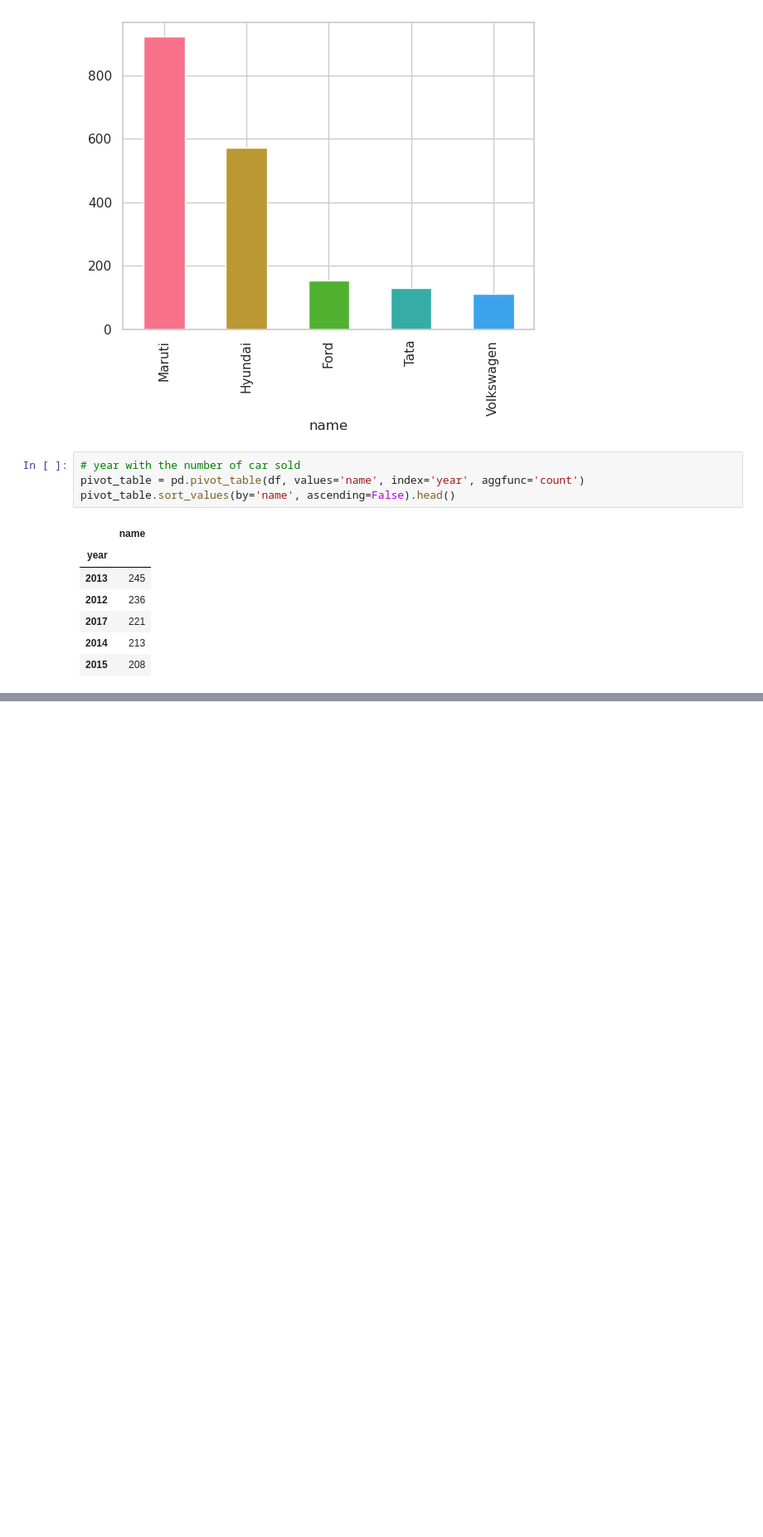
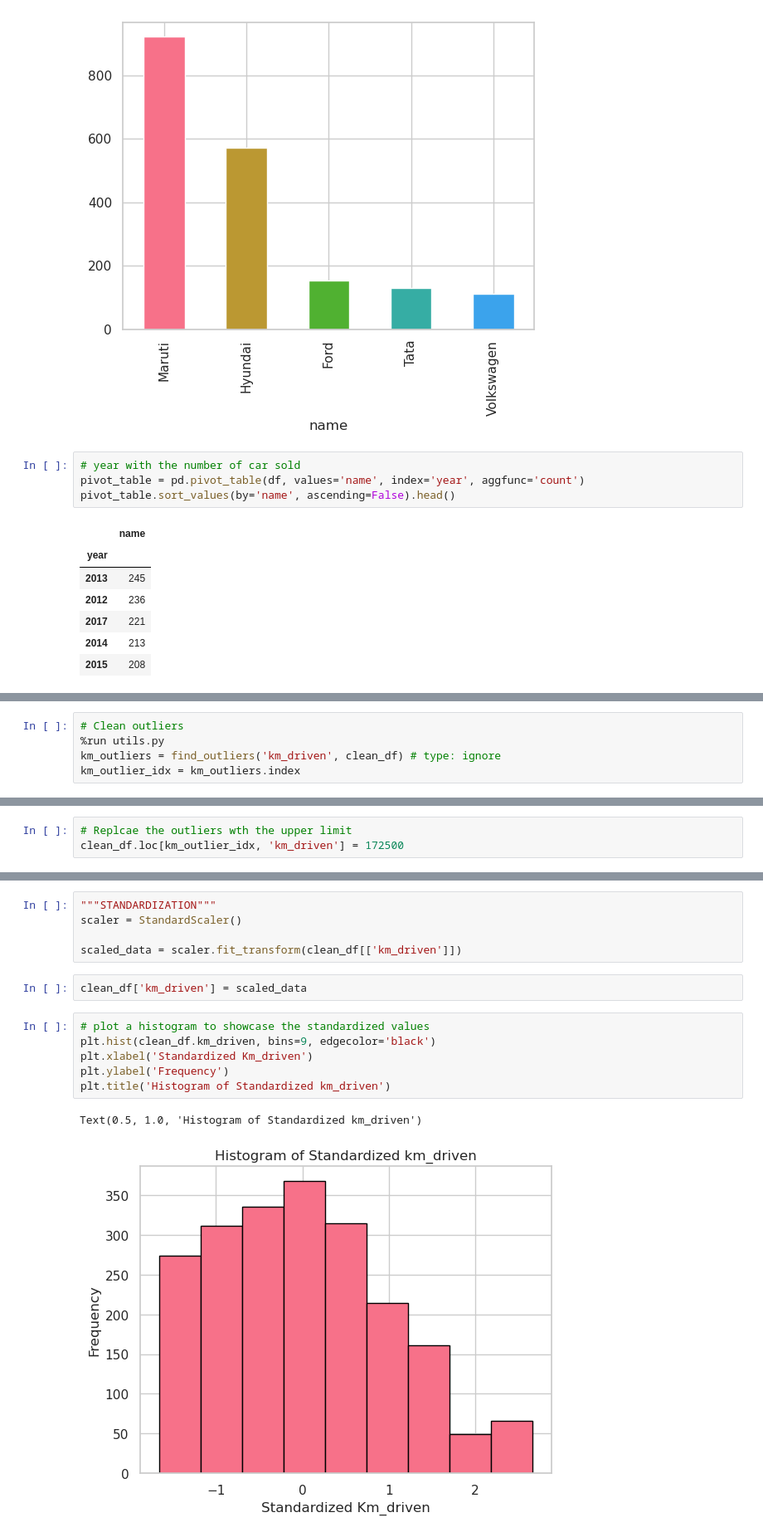
Before and after one commit to Aifedayo/data-science-maths, a Jupyter notebook: Projects/flask_server_car_price_pred/model/car-prices-prediction-model-v2.ipynb, the cells around one changed output, grey strips where cells are left out. Shown at 83% size. Drawn from its saved outputs; the diff is of its cells as text; blank space fills up the shorter version.

```diff
--- a/Projects/flask_server_car_price_pred/model/car-prices-prediction-model-v2.ipynb
+++ b/Projects/flask_server_car_price_pred/model/car-prices-prediction-model-v2.ipynb
@@ -221,0 +245,5 @@ pivot_table.sort_values(by='name', ascending=False).head()
+# %%
+# Clean outliers
+%run utils.py
+km_outliers = find_outliers('km_driven', clean_df) # type: ignore
+km_outlier_idx = km_outliers.index
@@ -221,0 +254,3 @@ pivot_table.sort_values(by='name', ascending=False).head()
+# %%
+# Replcae the outliers wth the upper limit
+clean_df.loc[km_outlier_idx, 'km_driven'] = 172500
@@ -221,0 +273,16 @@ pivot_table.sort_values(by='name', ascending=False).head()
+# %%
+"""STANDARDIZATION"""
+scaler = StandardScaler()
+
+scaled_data = scaler.fit_transform(clean_df[['km_driven']])
+# %%
+clean_df['km_driven'] = scaled_data
+# %%
+# plot a histogram to showcase the standardized values
+plt.hist(clean_df.km_driven, bins=9, edgecolor='black')
+plt.xlabel('Standardized Km_driven')
+plt.ylabel('Frequency')
+plt.title('Histogram of Standardized km_driven')
+# %% [output]
+Text(0.5, 1.0, 'Histogram of Standardized km_driven')
+[figure, added]
```
Also changed, not shown: parts of 35 cells of this notebook, 1 other file.
